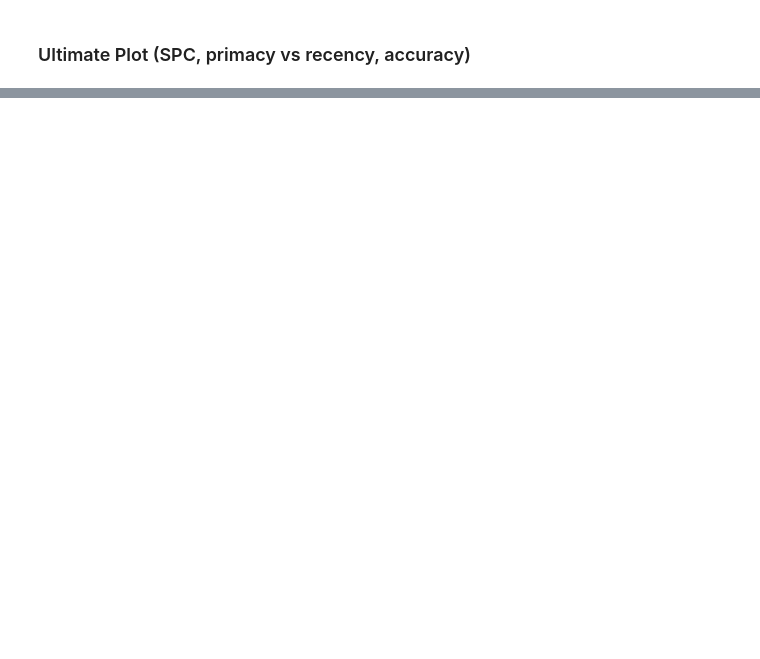
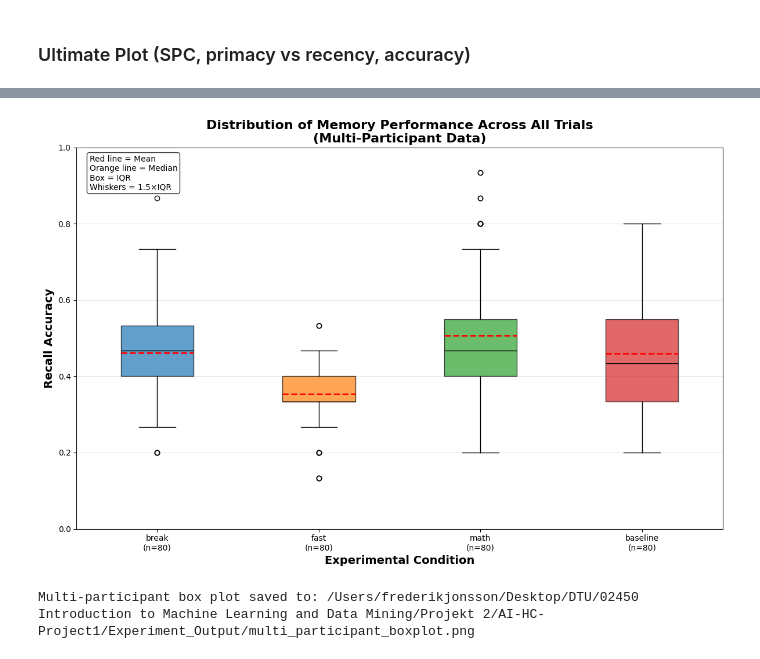
Before and after one commit to OliverJessen/AI-HC-Project1, a Jupyter notebook: analysis/Free_Recall_analysis.ipynb, the cells around one changed output, grey strips where cells are left out. Saved outputs shown, nothing was run; the diff lists cells and outputs as text; code cells hidden in the pictures; blank space fills up the shorter version.

```diff
--- a/analysis/Free_Recall_analysis.ipynb
+++ b/analysis/Free_Recall_analysis.ipynb
@@ -436,0 +593,54 @@ fig.savefig(figure_path)
+# %%
+# 1. Box Plot Comparison - Shows Distribution Across All Trials
+plt.figure(figsize=(12, 8))
+
+# Create box plot data
+box_data = []
+box_labels = []
+
+for i, cond in enumerate(conditions):
+    condition_data = results_df[results_df['condition']==cond]['accuracy'].values
+    box_data.append(condition_data)
+    box_labels.append(f"{cond}\n(n={len(condition_data)})")
+
+# Create box plot
+bp = plt.boxplot(box_data, labels=box_labels, patch_artist=True,
+                 showmeans=True, meanline=True)
+
+# Color the boxes
+for patch, color in zip(bp['boxes'], colors):
+    patch.set_facecolor(color)
+    patch.set_alpha(0.7)
+
+# Color other elements
+for element in ['whiskers', 'fliers', 'medians', 'caps']:
+    for item in bp[element]:
+        item.set_color('black')
+
+for item in bp['means']:
+    item.set_color('red')
+    item.set_linewidth(2)
+
+plt.ylabel('Recall Accuracy', fontsize=14, fontweight='bold')
+plt.xlabel('Experimental Condition', fontsize=14, fontweight='bold')
+plt.title('Distribution of Memory Performance Across All Trials\n(Multi-Participant Data)',
+          fontsize=16, fontweight='bold')
+plt.grid(True, alpha=0.3, axis='y')
+plt.ylim(0, 1)
+
+# Add statistical annotations
+plt.text(0.02, 0.98, 'Red line = Mean\nOrange line = Median\nBox = IQR\nWhiskers = 1.5×IQR',
+         transform=plt.gca().transAxes, fontsize=10, verticalalignment='top',
+         bbox=dict(boxstyle='round', facecolor='white', alpha=0.8))
+
+plt.tight_layout()
+
+# Save plot
+box_path = os.path.abspath(os.path.join(filepath,'..','Experiment_Output','multi_participant_boxplot.png'))
+plt.savefig(box_path, dpi=300, bbox_inches='tight')
+plt.show()
+
+print(f"Multi-participant box plot saved to: {box_path}")
+# %% [output]
+[figure, added]
+Multi-participant box plot saved to: /Users/frederikjonsson/Desktop/DTU/02450 Introduction to Machine Learning and Data Mining/Projekt 2/AI-HC-Project1/Experiment_Output/multi_participant_boxplot.png
```
Also changed, not shown: parts of 17 cells of this notebook, 9 other files.
